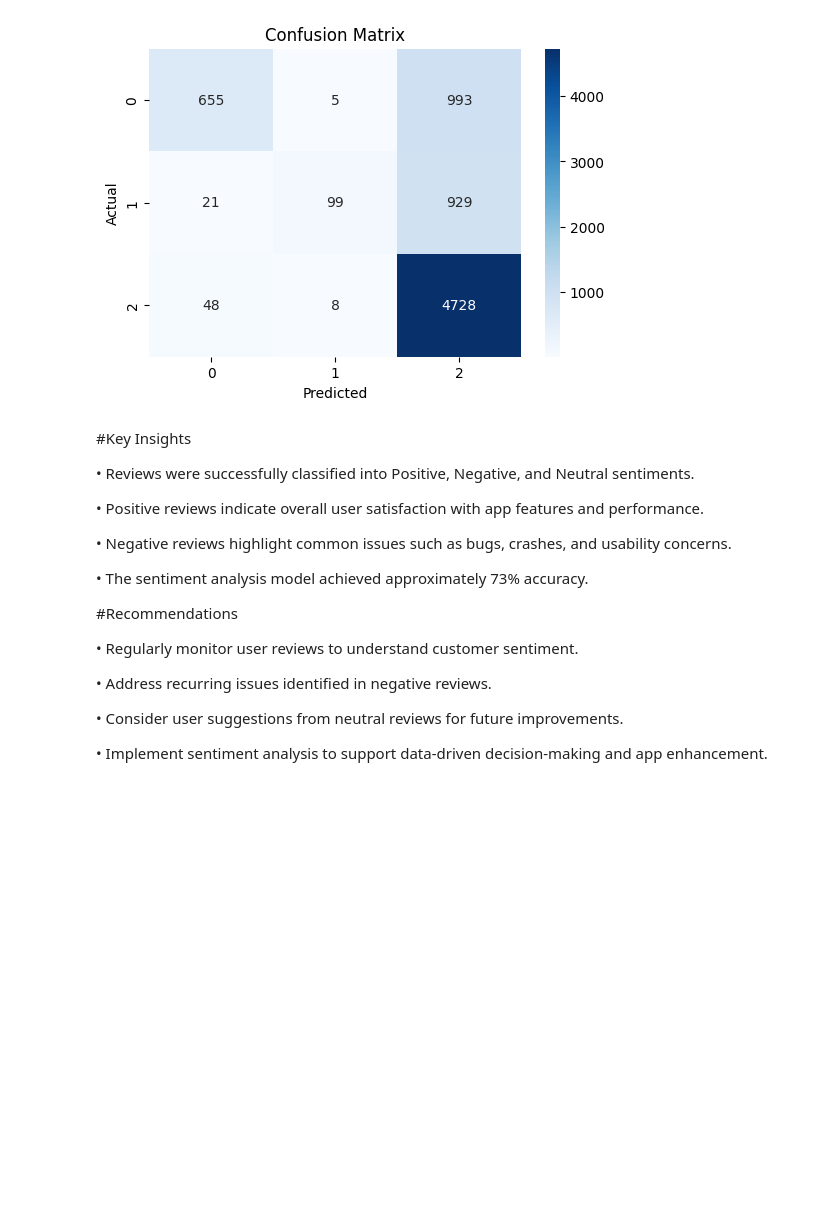
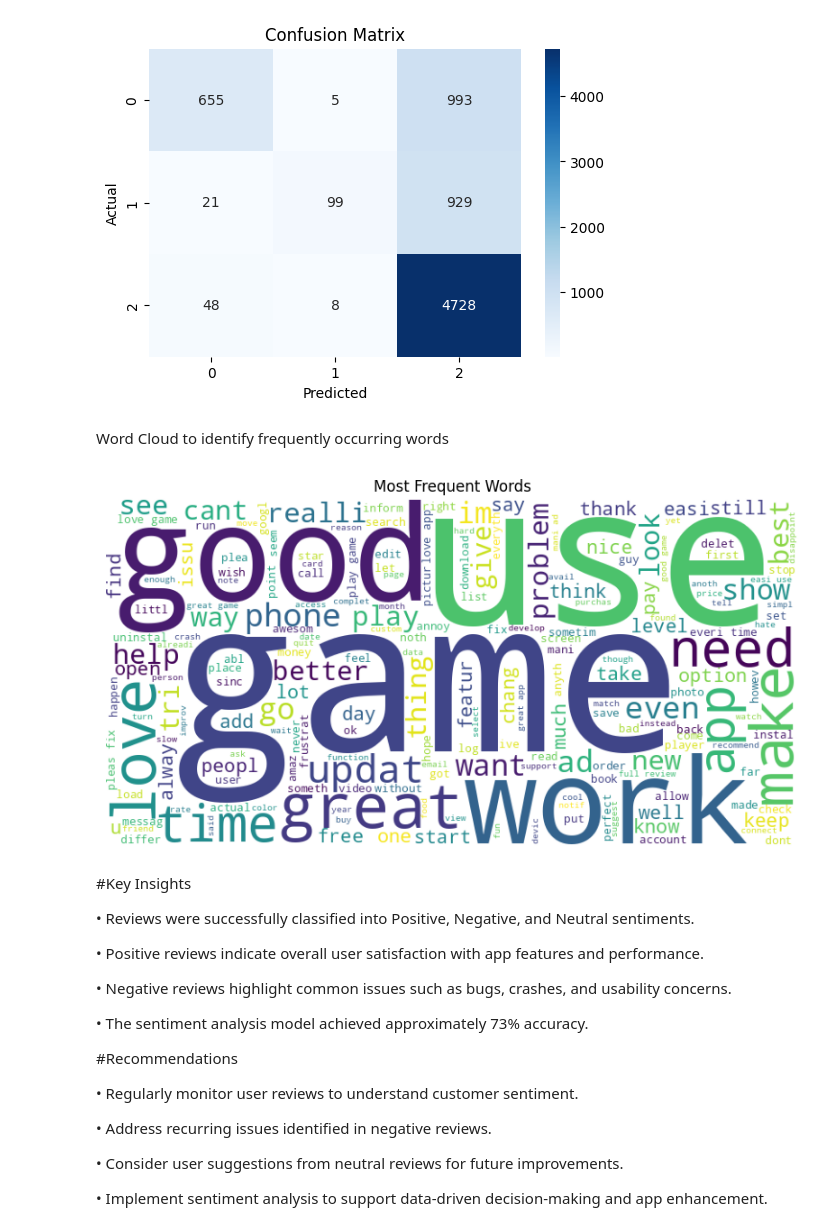
Before and after one commit to himadri-lukhi/OIBSIP_DataAnalytics_Level1_Project4, a Jupyter notebook: sentiment_analysis.ipynb, the cells around one changed output. Cells and saved outputs as stored; diff of their text form; code cells hidden in the pictures; blank space fills up the shorter version.

```diff
--- a/sentiment_analysis.ipynb
+++ b/sentiment_analysis.ipynb
@@ -255,6 +255,26 @@ plt.ylabel("Actual")
 plt.show()
 # %% [output]
 [figure]
+# %% [markdown]
+ Word Cloud to identify frequently occurring words
+# %%
+from wordcloud import WordCloud
+
+text = " ".join(df['Cleaned_Review'])
+
+wordcloud = WordCloud(
+    width=800,
+    height=400,
+    background_color='white'
+).generate(text)
+
+plt.figure(figsize=(10,5))
+plt.imshow(wordcloud)
+plt.axis("off")
+plt.title("Most Frequent Words")
+plt.show()
+# %% [output]
+[figure, added]
 # %% [markdown]
 #Key Insights
 
```
